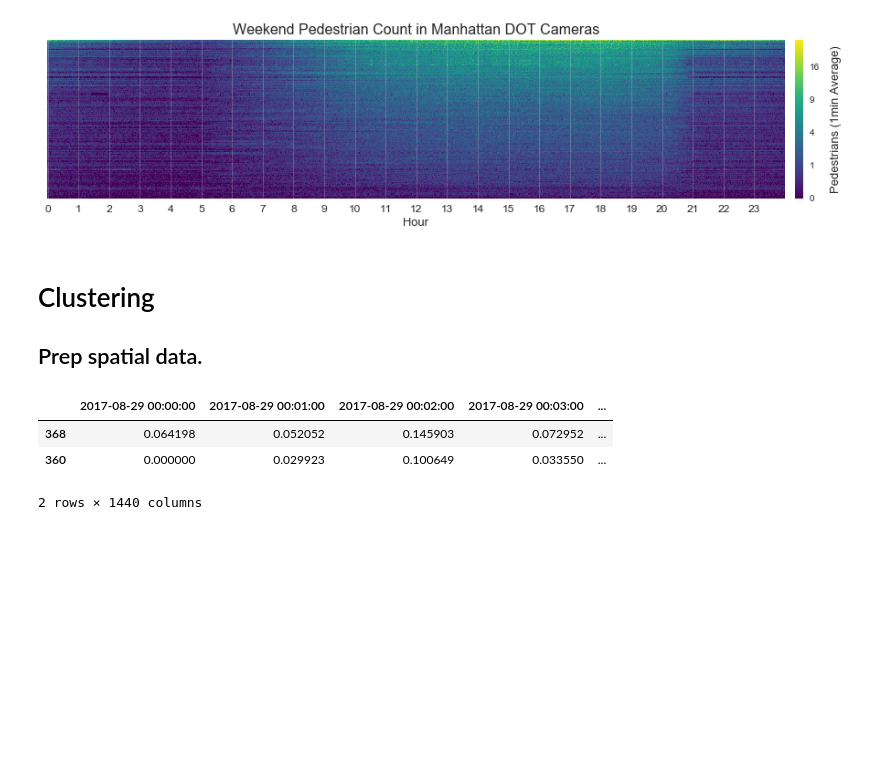
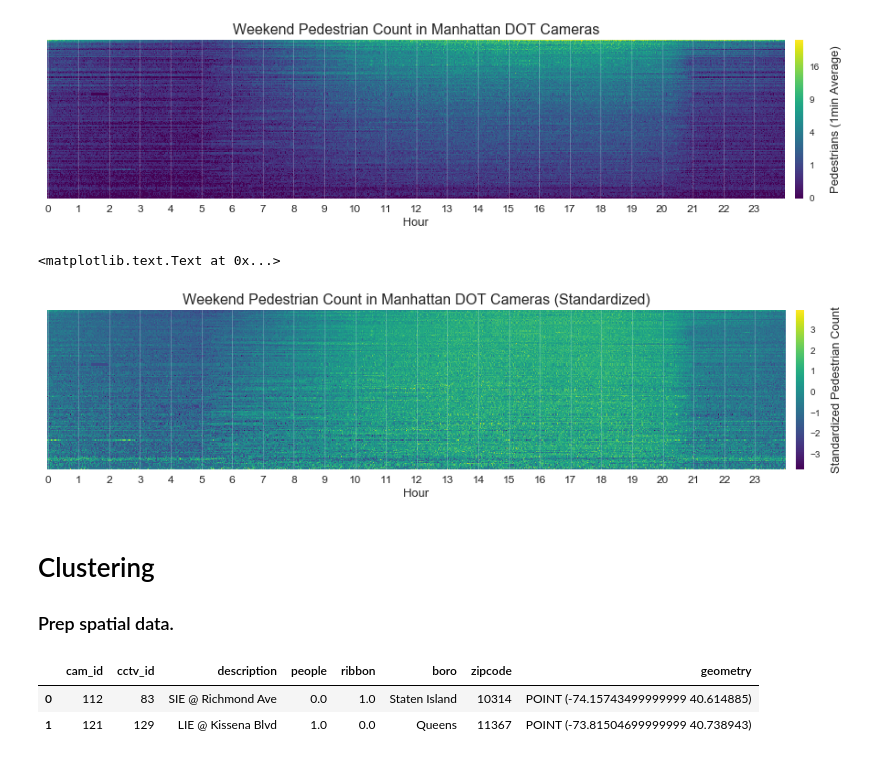
Before and after one commit to basyavasya-honmono/hadive, a Jupyter notebook: notebooks/1.0-JV-Analysis.ipynb, the cells around one changed output. Saved outputs shown, nothing was run; the diff lists cells and outputs as text; code cells hidden in the pictures; blank space fills up the shorter version.

```diff
--- a/notebooks/1.0-JV-Analysis.ipynb
+++ b/notebooks/1.0-JV-Analysis.ipynb
@@ -133,10 +153,10 @@ for cam in df_man_weekend.groupby("cam_id").mean().sort_values("count", ascendin
     if len(d) == 1440:
         ts.append(d)
         ts.append(d)
-ts = np.array(ts)
+ts = pd.DataFrame(ts)
 
 fig, ax1 = plt.subplots(nrows=1, ncols=1, figsize=(16, 3))
-im = ax1.imshow(ts, cmap="viridis")
+im = ax1.imshow(ts.values, cmap="viridis")
 fig.tight_layout()
 ax1.grid(alpha=0.2)
 ax1.set_yticks([])
@@ -152,9 +172,29 @@ ax1.set_ylabel("Pedestrians (1min Average)", fontsize=13, labelpad=50)
 # %% [output]
 <matplotlib.text.Text at 0x...>
 [figure]
+# %%
+ts = ts.T
+ts = (ts - ts.mean()) / ts.std()
+
+fig, ax1 = plt.subplots(nrows=1, ncols=1, figsize=(16, 3))
+im = ax1.imshow(ts.T.values, cmap="viridis")
+fig.tight_layout()
+ax1.grid(alpha=0.2)
+ax1.set_yticks([])
+ax1.set_xticklabels(range(24))
+ax1.set_xticks(np.arange(0, 1440, 60))
+cbar = fig.colorbar(im, ax=ax1, pad=0.01)
+ax1.set_title("Weekend Pedestrian Count in Manhattan DOT Cameras (Standardized)", fontsize=16)
+ax1.set_xlabel("Hour", fontsize=13)
+ax1.yaxis.set_label_position("right")
+ax1.tick_params(axis="both", which="both", labelsize=12)
+ax1.set_ylabel("Standardized Pedestrian Count", fontsize=13, labelpad=50)
+# %% [output]
+<matplotlib.text.Text at 0x...>
+[figure, added]
 # %% [markdown]
 # Clustering
-## Prep spatial data.
+### Prep spatial data.
 # %%
 nyc = gpd.read_file("../data/external/nyc_shp/nybb.shp")
 nyc = nyc.to_crs({'init': 'epsg:4326'})
@@ -162,20 +202,8 @@ nyc = nyc.to_crs({'init': 'epsg:4326'})
 geometry = [Point(xy) for xy in zip(cams["long"], cams["lat"])]
 cams.drop(["long", "lat"],  axis=1, inplace=True)
 cams = gpd.GeoDataFrame(cams, crs={'init': 'epsg:4326'}, geometry=geometry)
+cams.head(2)
+# %% [output]
+|  | cam_id | cctv_id | description | people | ribbon | boro | zipcode | geometry |
+| 0 | 112 | 83 | SIE @ Richmond Ave | 0.0 | 1.0 | Staten Island | 10314 | POINT (-74.15743499999999 40.614885) |
+| 1 | 121 | 129 | LIE @ Kissena Blvd | 1.0 | 0.0 | Queens | 11367 | POINT (-73.81504699999999 40.738943) |
-# %%
-temp = []
-for cam in df_man["cam_id"].unique():
-    t = groupby_min(df_man[df_man["cam_id"] == cam], "1Min")
-    t.columns = ["cam_id", str(cam)]
-    temp.append(t[str(cam)])
-
-df_clust = pd.concat(temp, axis=1)
-df_clust = (df_clust - df_clust.min()) / (df_clust.max() - df_clust.min())
-df_clust = df_clust.T
-df_clust.index = pd.to_numeric(df_clust.index)
-df_clust.head(2)
-# %% [output]
-|  | 2017-08-29 00:00:00 | 2017-08-29 00:01:00 | 2017-08-29 00:02:00 | 2017-08-29 00:03:00 | ... |
-| 368 | 0.064198 | 0.052052 | 0.145903 | 0.072952 | ... |
-| 360 | 0.000000 | 0.029923 | 0.100649 | 0.033550 | ... |
-2 rows × 1440 columns
```
Also changed, not shown: parts of 13 cells of this notebook, 1 other file.
